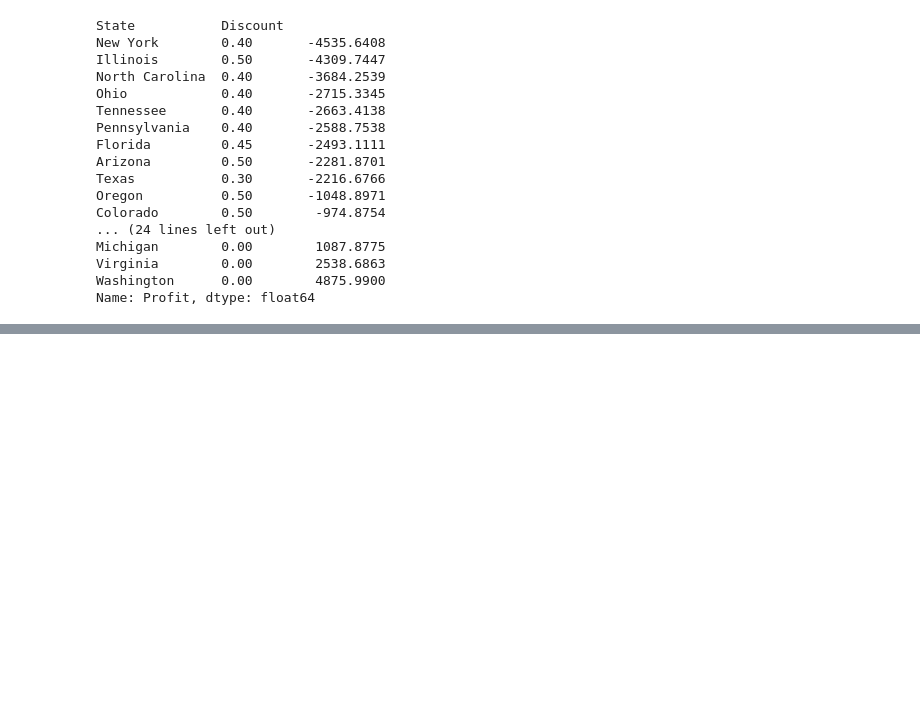
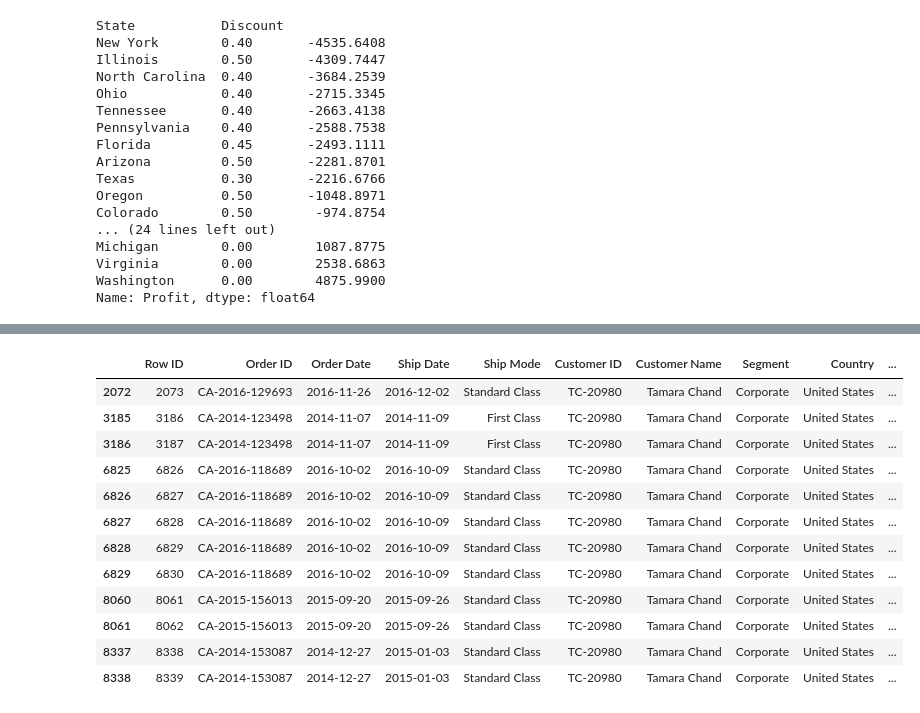
Before and after one commit to rahul-1419/RCA-Sales-Super-Store, a Jupyter notebook: RCA/RCA-Notebook.ipynb, the cells around one changed output, grey strips where cells are left out. Saved outputs shown, nothing was run; the diff lists cells and outputs as text; code cells hidden in the pictures; blank space fills up the shorter version.

```diff
--- a/RCA/RCA-Notebook.ipynb
+++ b/RCA/RCA-Notebook.ipynb
@@ -302,0 +295,16 @@ df[df['Sub-Category'] == 'Tables'] \
+# %%
+df[df['Customer Name'] == 'Tamara Chand']
+# %% [output]
+|  | Row ID | Order ID | Order Date | Ship Date | Ship Mode | Customer ID | Customer Name | Segment | Country | ... |
+| 2072 | 2073 | CA-2016-129693 | 2016-11-26 | 2016-12-02 | Standard Class | TC-20980 | Tamara Chand | Corporate | United States | ... |
+| 3185 | 3186 | CA-2014-123498 | 2014-11-07 | 2014-11-09 | First Class | TC-20980 | Tamara Chand | Corporate | United States | ... |
+| 3186 | 3187 | CA-2014-123498 | 2014-11-07 | 2014-11-09 | First Class | TC-20980 | Tamara Chand | Corporate | United States | ... |
+| 6825 | 6826 | CA-2016-118689 | 2016-10-02 | 2016-10-09 | Standard Class | TC-20980 | Tamara Chand | Corporate | United States | ... |
+| 6826 | 6827 | CA-2016-118689 | 2016-10-02 | 2016-10-09 | Standard Class | TC-20980 | Tamara Chand | Corporate | United States | ... |
+| 6827 | 6828 | CA-2016-118689 | 2016-10-02 | 2016-10-09 | Standard Class | TC-20980 | Tamara Chand | Corporate | United States | ... |
+| 6828 | 6829 | CA-2016-118689 | 2016-10-02 | 2016-10-09 | Standard Class | TC-20980 | Tamara Chand | Corporate | United States | ... |
+| 6829 | 6830 | CA-2016-118689 | 2016-10-02 | 2016-10-09 | Standard Class | TC-20980 | Tamara Chand | Corporate | United States | ... |
+| 8060 | 8061 | CA-2015-156013 | 2015-09-20 | 2015-09-26 | Standard Class | TC-20980 | Tamara Chand | Corporate | United States | ... |
+| 8061 | 8062 | CA-2015-156013 | 2015-09-20 | 2015-09-26 | Standard Class | TC-20980 | Tamara Chand | Corporate | United States | ... |
+| 8337 | 8338 | CA-2014-153087 | 2014-12-27 | 2015-01-03 | Standard Class | TC-20980 | Tamara Chand | Corporate | United States | ... |
+| 8338 | 8339 | CA-2014-153087 | 2014-12-27 | 2015-01-03 | Standard Class | TC-20980 | Tamara Chand | Corporate | United States | ... |
```
Also changed, not shown: parts of 29 cells of this notebook.
